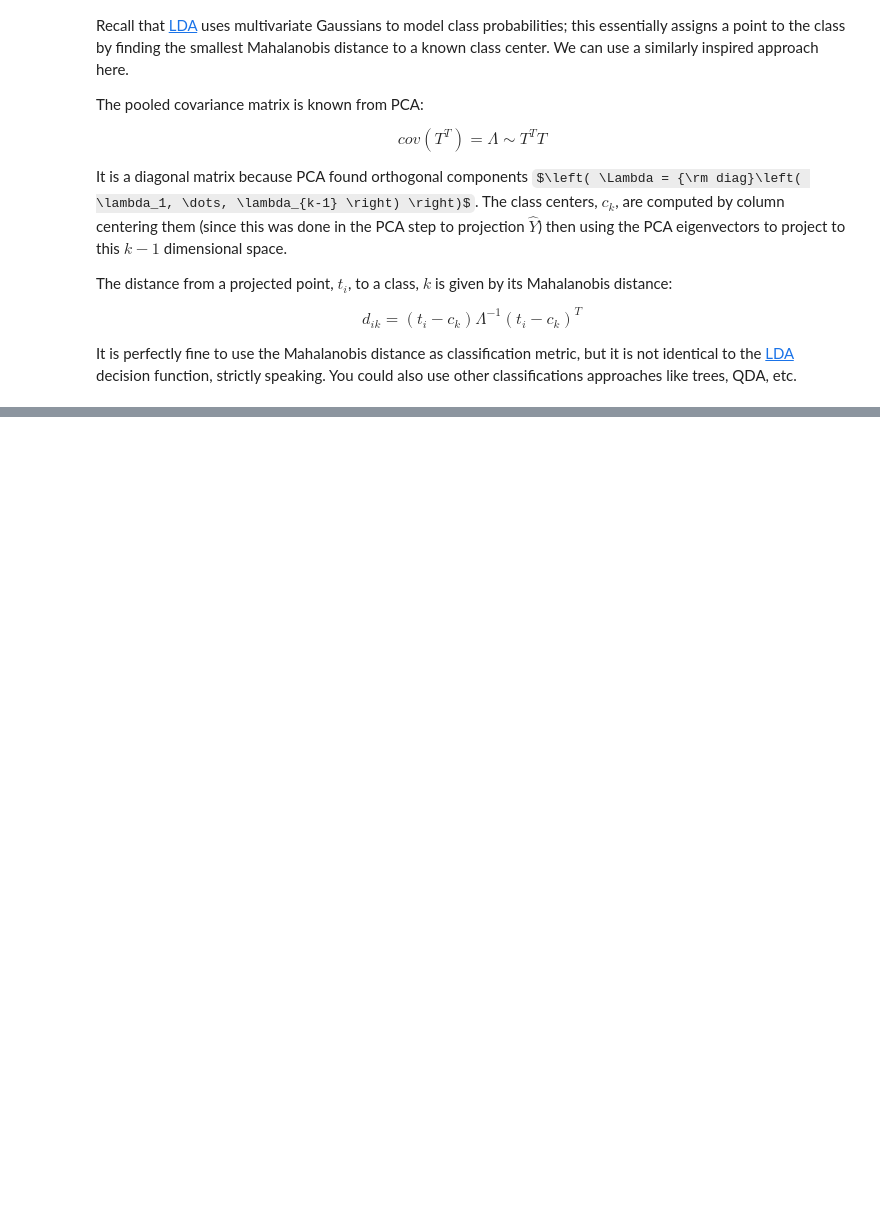
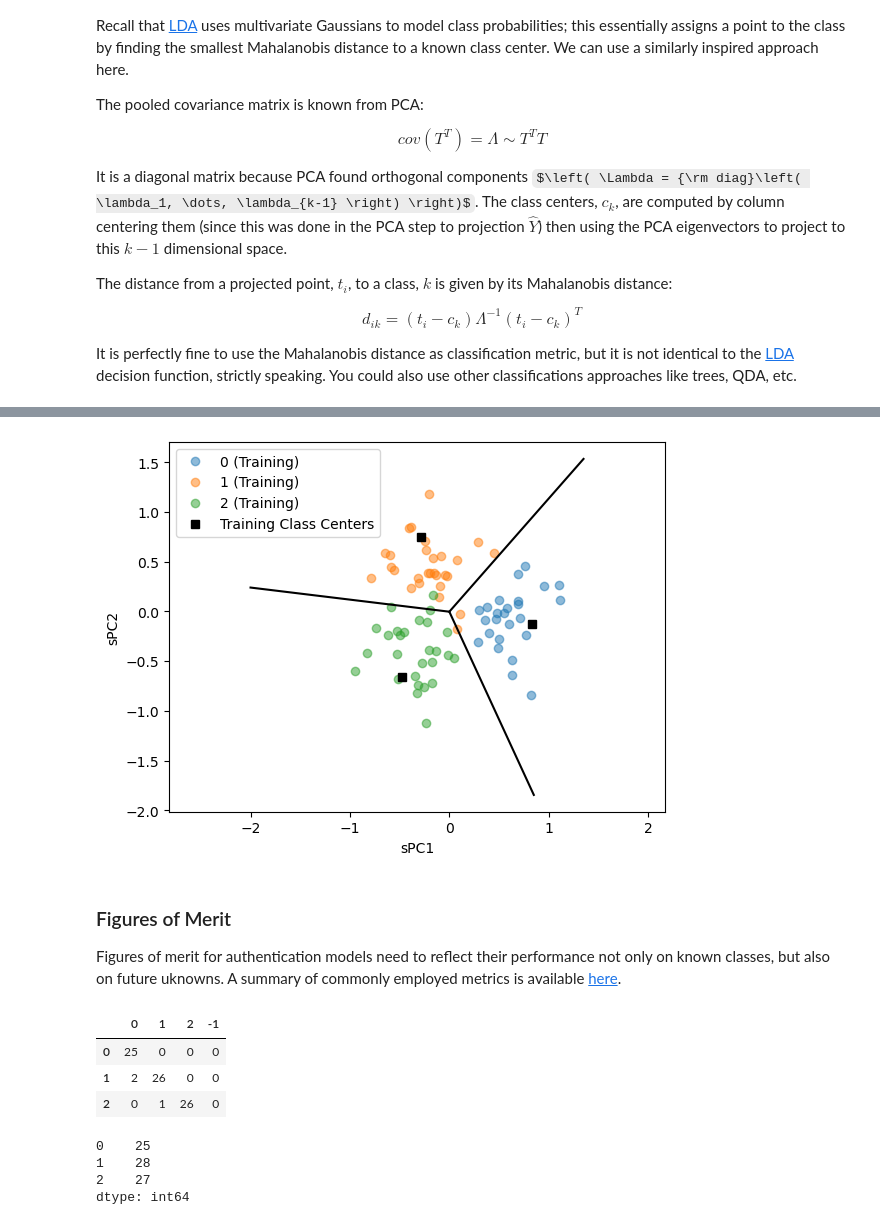
Before and after one commit to mahynski/pychemauth, a Jupyter notebook: docs/jupyter/gallery/plsda.ipynb, the cells around one changed output, grey strips where cells are left out. Saved outputs shown, nothing was run; the diff lists cells and outputs as text; code cells hidden in the pictures; some formulas as TeX source; blank space fills up the shorter version.

Commit message:
finished plsda nb

```diff
--- a/docs/jupyter/gallery/plsda.ipynb
+++ b/docs/jupyter/gallery/plsda.ipynb
@@ -202,7 +217,7 @@ X, Y = sklearn.datasets.make_blobs(
     n_samples=100,
     n_features=5,
     centers=3,
-    cluster_std=1,
+    cluster_std=3,
     shuffle=True,
     random_state=0
 )
@@ -243,3 +258,11 @@ assert np.all(plsda.predict(X_test) == prediction)
 assert np.allclose(plsda.transform(X_train), T_train)
 assert np.allclose(plsda.transform(X_test), T_test)
 assert np.allclose(plsda.mahalanobis(X_test), squared_distances)
+# %%
+_ = plsda.visualize(styles=['hard'])
+# %% [output]
+[figure, added]
+# %% [markdown]
+<h3>Figures of Merit</h3>
+
+Figures of merit for authentication models need to reflect their performance not only on known classes, but also on future uknowns.  A summary of commonly employed metrics is available [here](https://www.sciencedirect.com/science/article/pii/S0165993612000684).
@@ -245,0 +271,18 @@ assert np.allclose(plsda.mahalanobis(X_test), squared_distances)
+# %%
+# Essentially this is a confusion matrix (true labels are rows, columns are predicted labels).
+# For Hard PLS-DA, the rows sum up to the number of examples of each class since each is assigned to only one column,
+# and nothing is assigned to the unknown class (-1).
+df
+# %% [output]
+|  | 0 | 1 | 2 | -1 |
+| 0 | 25 | 0 | 0 | 0 |
+| 1 | 2 | 26 | 0 | 0 |
+| 2 | 0 | 1 | 26 | 0 |
+# %%
+# Total samples of each class.
+I
+# %% [output]
+0    25
+1    28
+2    27
+dtype: int64
```
Also changed, not shown: parts of 36 cells of this notebook, 1 other file.
